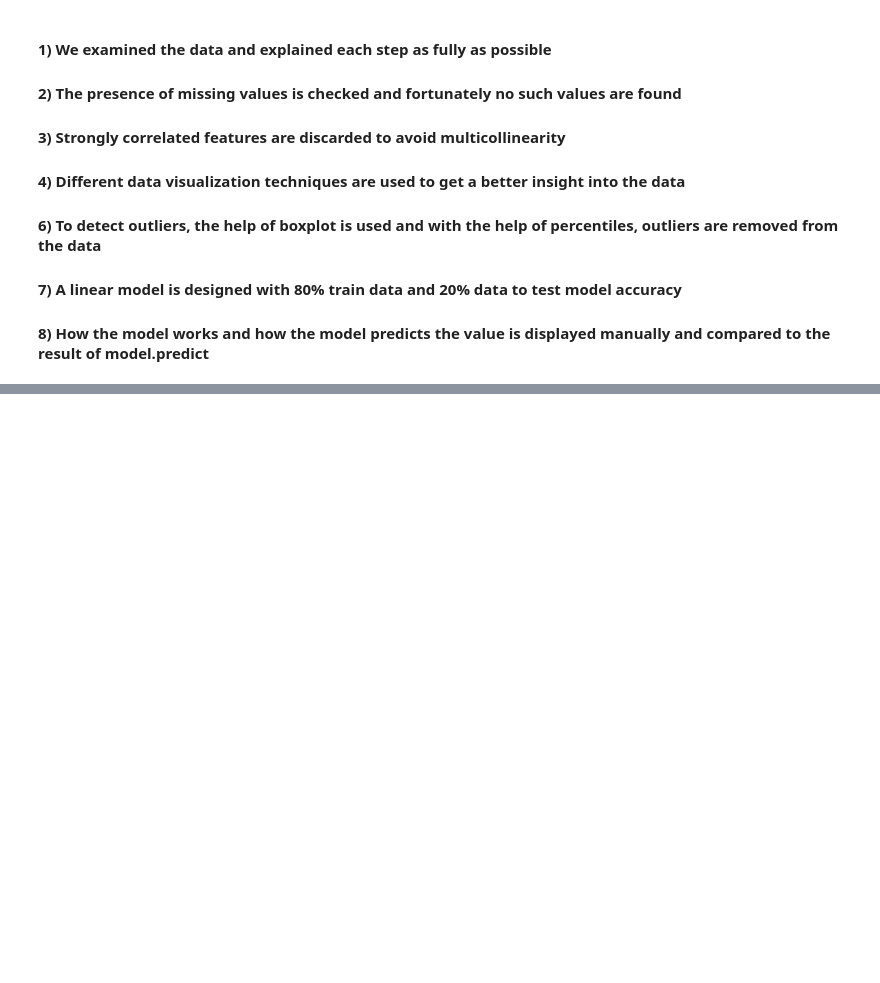
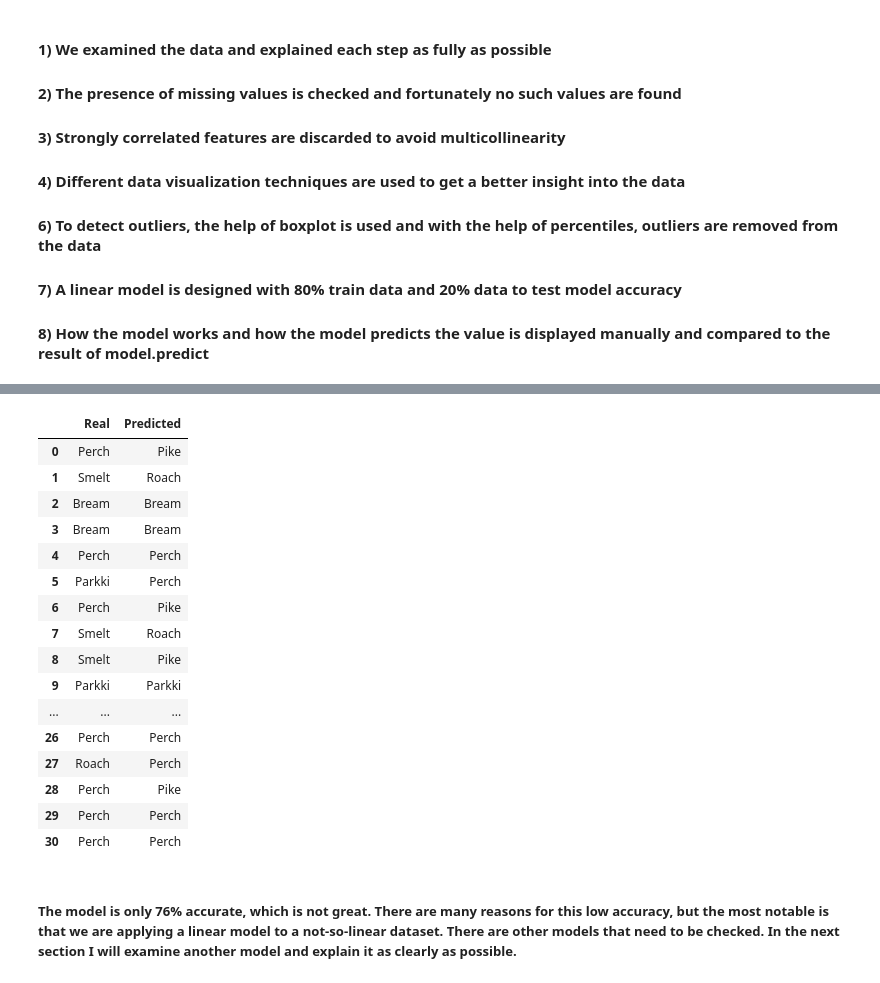
Before and after one commit to kbelbase45/DeeplearningComputerVision, a Jupyter notebook: Exploratory_Data _Analysis.ipynb, the cells around one changed output, grey strips where cells are left out. Cells and saved outputs as stored; diff of their text form; code cells hidden in the pictures; blank space fills up the shorter version.

```diff
--- a/Exploratory_Data _Analysis.ipynb
+++ b/Exploratory_Data _Analysis.ipynb
@@ -570,0 +700,23 @@ array([1517.17682779,  748.77455636, 2745.63331236, 2862.19343886,
+# %%
+pd.DataFrame({'Real':fit_labels.inverse_transform(y_real),\
+              'Predicted':fit_labels.inverse_transform(y_predicted)})
+# %% [output]
+|  | Real | Predicted |
+| 0 | Perch | Pike |
+| 1 | Smelt | Roach |
+| 2 | Bream | Bream |
+| 3 | Bream | Bream |
+| 4 | Perch | Perch |
+| 5 | Parkki | Perch |
+| 6 | Perch | Pike |
+| 7 | Smelt | Roach |
+| 8 | Smelt | Pike |
+| 9 | Parkki | Parkki |
+| ... | ... | ... |
+| 26 | Perch | Perch |
+| 27 | Roach | Perch |
+| 28 | Perch | Pike |
+| 29 | Perch | Perch |
+| 30 | Perch | Perch |
+# %% [markdown]
+##### The model is only 76% accurate, which is not great. There are many reasons for this low accuracy, but the most notable is that we are applying a linear model to a not-so-linear dataset. There are other models that need to be checked. In the next section I will examine another model and explain it as clearly as possible.
```
Also changed, not shown: parts of 20 cells of this notebook.
